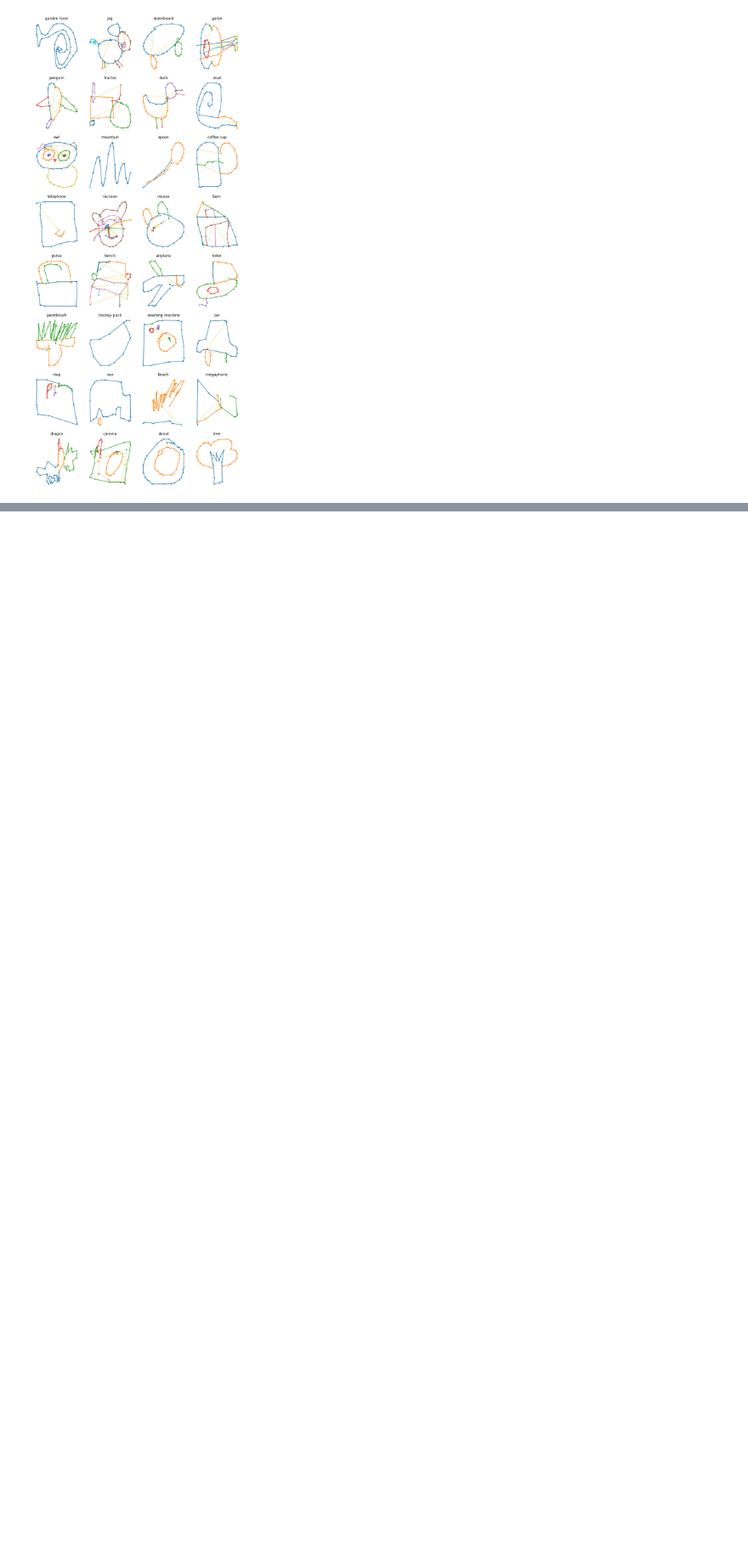
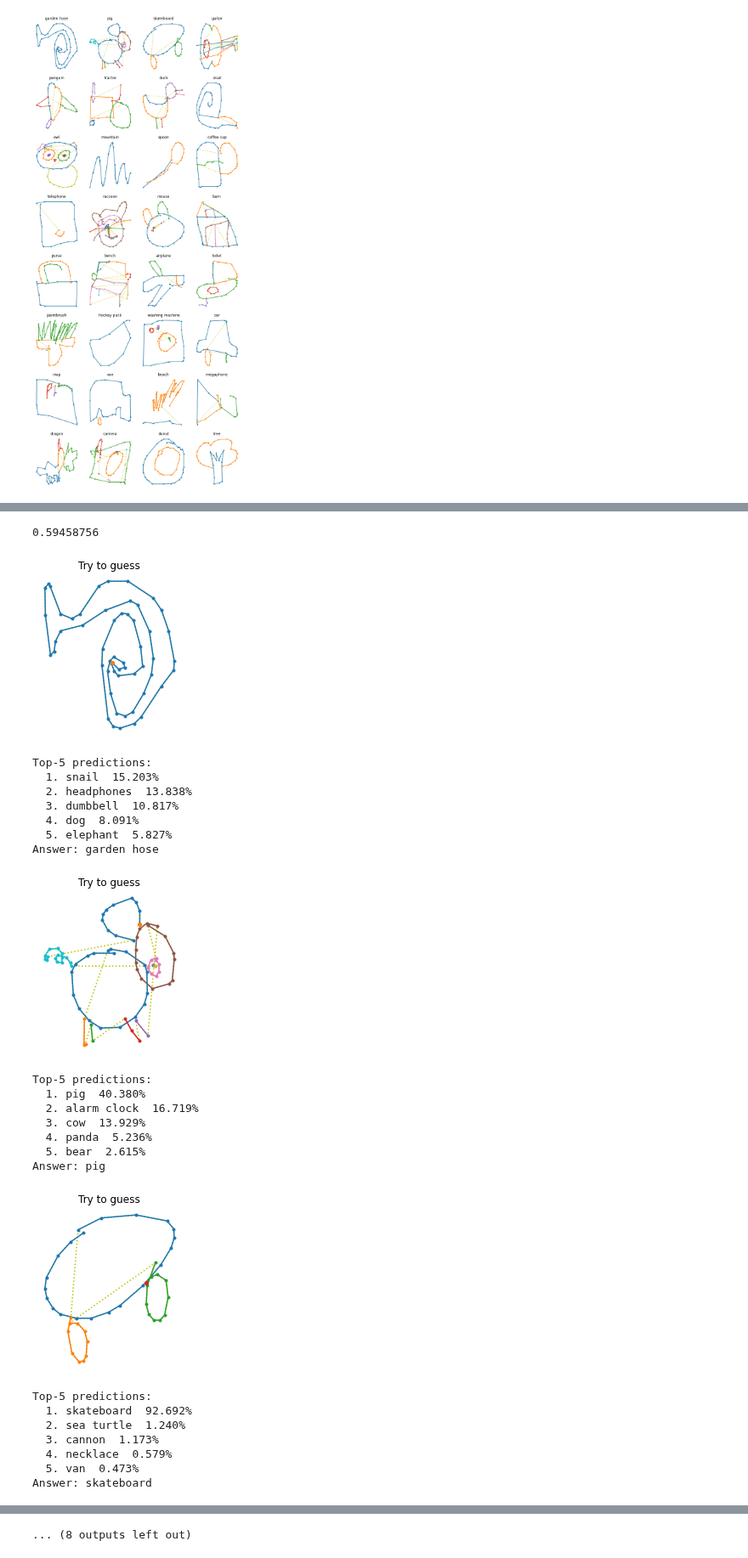
Before and after one commit to d1amondb0t/MLPractice, a Jupyter notebook: Chap15/RecurrentLayers.ipynb, the cells around one changed output, grey strips where cells are left out. Shown at 85% size. Drawn from its saved outputs; the diff is of its cells as text; code cells hidden in the pictures; blank space fills up the shorter version.

```diff
--- a/Chap15/RecurrentLayers.ipynb
+++ b/Chap15/RecurrentLayers.ipynb
@@ -194,0 +208,23 @@ for sketches, lengths, labels in train_set.take(1):
+# %%
+def crop_long_sketches(dataset, max_length=100):
+  return dataset.map(lambda inks, lengths, labels: (inks[:, :max_length], labels))
+
+cropped_train_set = crop_long_sketches(train_set)
+cropped_valid_set = crop_long_sketches(valid_set)
+cropped_test_set = crop_long_sketches(test_set)
+# %%
+model = keras.models.Sequential([
+  keras.layers.Conv1D(32, kernel_size=5, strides=2, activation="relu"),
+  keras.layers.BatchNormalization(),
+  keras.layers.Conv1D(64, kernel_size=5, strides=2, activation="relu"),
+  keras.layers.BatchNormalization(),
+  keras.layers.Conv1D(128, kernel_size=3, strides=2, activation="relu"),
+  keras.layers.BatchNormalization(),
+  keras.layers.LSTM(128, return_sequences=True),
+  keras.layers.LSTM(128),
+  keras.layers.Dense(len(class_names), activation="softmax")
+])
+
+optimizer = keras.optimizers.SGD(learning_rate=1e-2, clipnorm=1.)
+model.compile(loss="sparse_categorical_crossentropy", optimizer=optimizer, metrics=["accuracy", "sparse_top_k_categorical_accuracy"])
+history = model.fit(cropped_train_set, epochs=2, validation_data=cropped_valid_set)
@@ -194,0 +239,43 @@ for sketches, lengths, labels in train_set.take(1):
+# %%
+np.mean(keras.metrics.sparse_top_k_categorical_accuracy(y_test, y_probas))
+# %% [output]
+0.59458756
+# %%
+n_new = 10
+Y_probas = model.predict(sketches)
+top_k = tf.nn.top_k(Y_probas, k=5)
+for index in range(n_new):
+  plt.figure(figsize=(3, 3.5))
+  draw_sketch(sketches[index])
+  plt.show()
+  print("Top-5 predictions:".format(index +1))
+  for k in range(5):
+    class_name = class_names[top_k.indices[index, k]]
+    proba = 100 * top_k.values[index, k]
+    print("  {}. {} {: .3f}%".format(k+1,class_name, proba))
+  print("Answer: {}".format(class_names[labels[index].numpy()]) )
+# %% [output]
+[figure, added]
+Top-5 predictions:
+  1. snail  15.203%
+  2. headphones  13.838%
+  3. dumbbell  10.817%
+  4. dog  8.091%
+  5. elephant  5.827%
+Answer: garden hose
+[figure, added]
+Top-5 predictions:
+  1. pig  40.380%
+  2. alarm clock  16.719%
+  3. cow  13.929%
+  4. panda  5.236%
+  5. bear  2.615%
+Answer: pig
+[figure, added]
+Top-5 predictions:
+  1. skateboard  92.692%
+  2. sea turtle  1.240%
+  3. cannon  1.173%
+  4. necklace  0.579%
+  5. van  0.473%
+Answer: skateboard
@@ -194,0 +306 @@ for sketches, lengths, labels in train_set.take(1):
+... (8 outputs left out)
```
Also changed, not shown: parts of 8 cells of this notebook, 4 other files.
